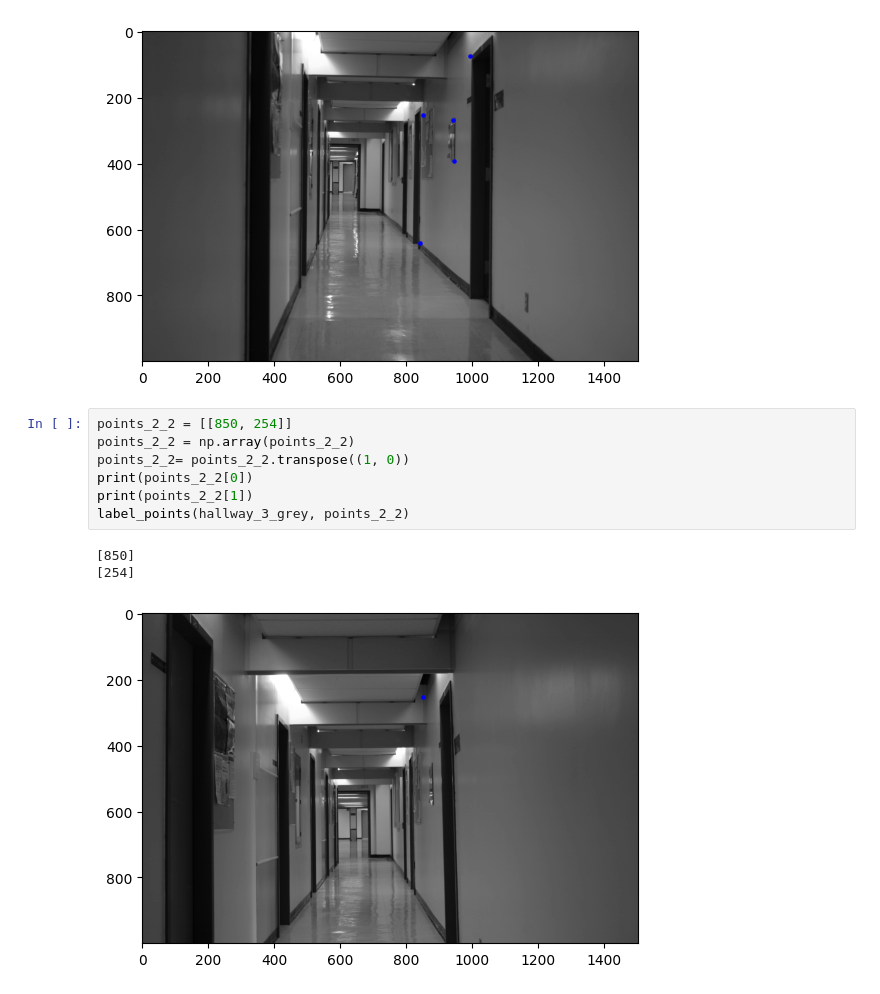
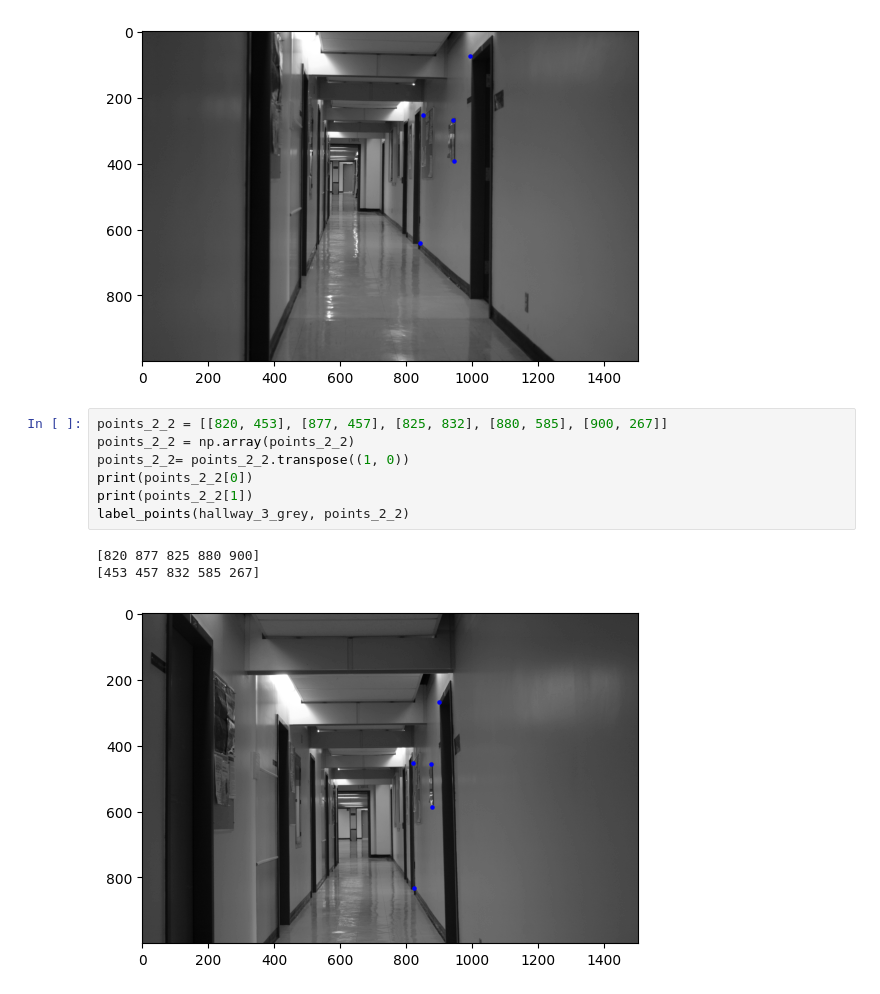
Before and after one commit to blairyeung/CSC420_Assignment_4, a Jupyter notebook: q4.ipynb, the cells around one changed output. Cells and saved outputs as stored; diff of their text form.

```diff
--- a/q4.ipynb
+++ b/q4.ipynb
@@ -152,13 +151,13 @@ label_points(hallway_1_grey, points_2_1)
 [254 268 642 392  75]
 [figure]
 # %%
-points_2_2 = [[850, 254]]
+points_2_2 = [[820, 453], [877, 457], [825, 832], [880, 585], [900, 267]]
 points_2_2 = np.array(points_2_2)
 points_2_2= points_2_2.transpose((1, 0))
 print(points_2_2[0])
 print(points_2_2[1])
 label_points(hallway_3_grey, points_2_2)
 # %% [output]
-[850]
-[254]
+[820 877 825 880 900]
+[453 457 832 585 267]
-[figure, old version]
+[figure, new version]
```
Also changed, not shown: parts of 6 cells of this notebook.
